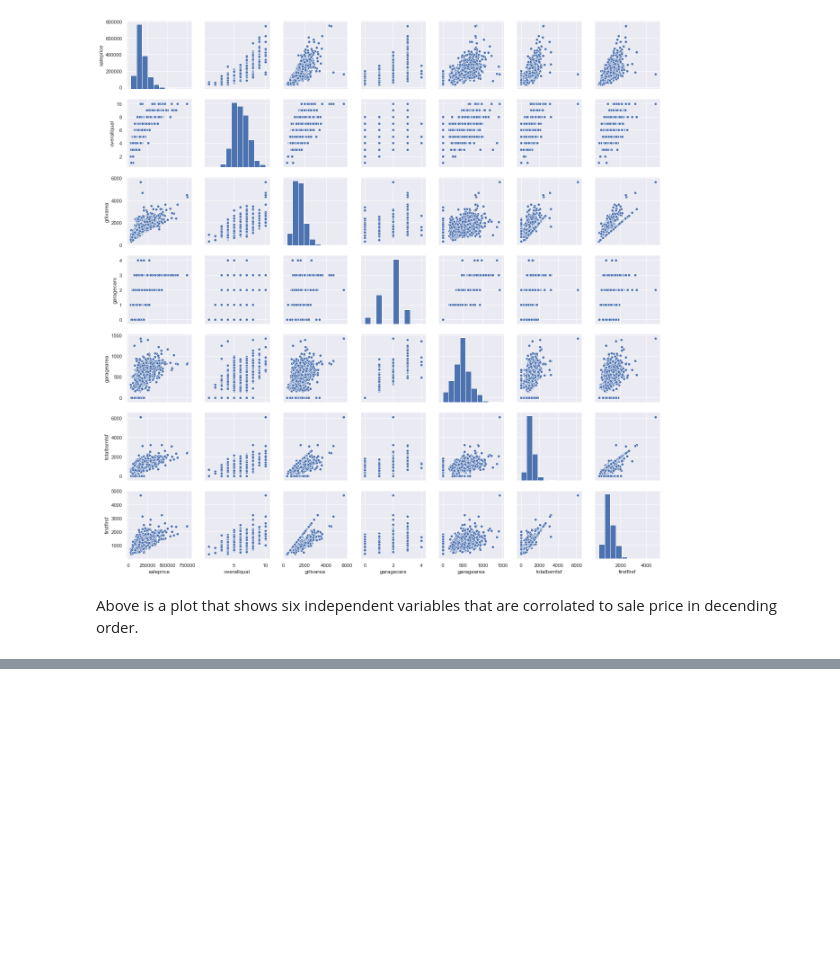
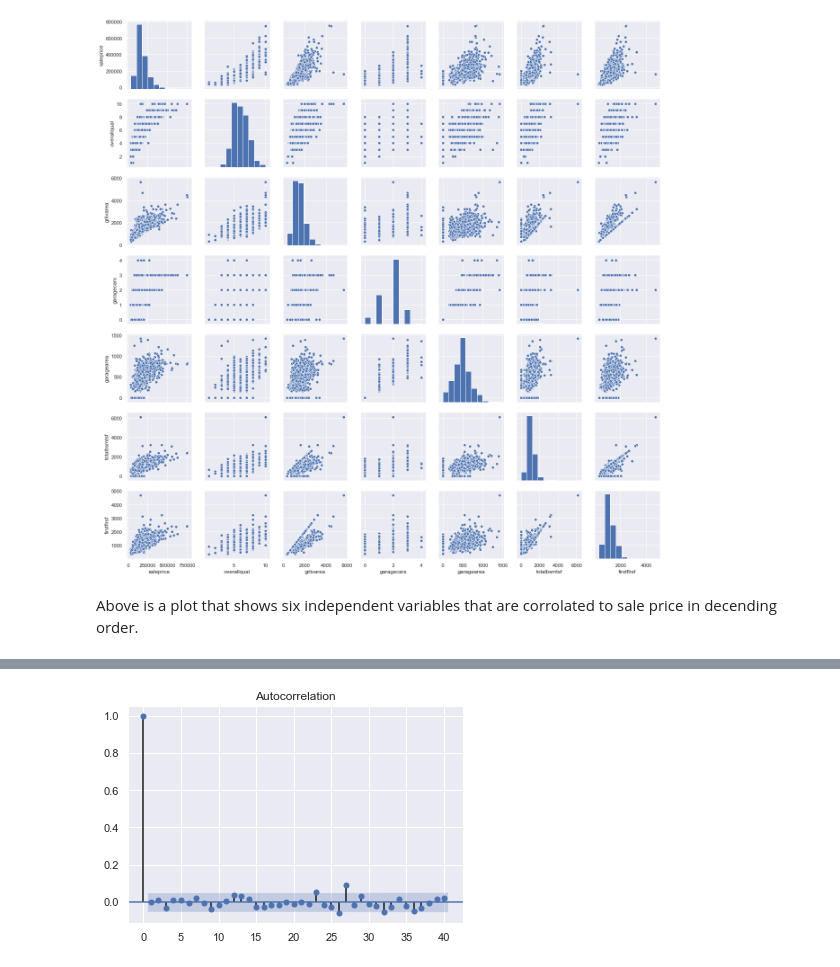
Before and after one commit to trueScientist/Data-science-work., a Jupyter notebook: Predicting House Prices.ipynb, the cells around one changed output, grey strips where cells are left out. Cells and saved outputs as stored; diff of their text form; code cells hidden in the pictures; blank space fills up the shorter version.

```diff
--- a/Predicting House Prices.ipynb
+++ b/Predicting House Prices.ipynb
@@ -263,0 +375,6 @@ strong multicollinearity or other numerical problems.
+# %%
+#No autocorrelation of risiduals
+acf = smt.graphics.plot_acf(Y, lags=40 , alpha=0.05)
+acf.show()
+# %% [output]
+[figure, added]
```
Also changed, not shown: parts of 20 cells of this notebook.
